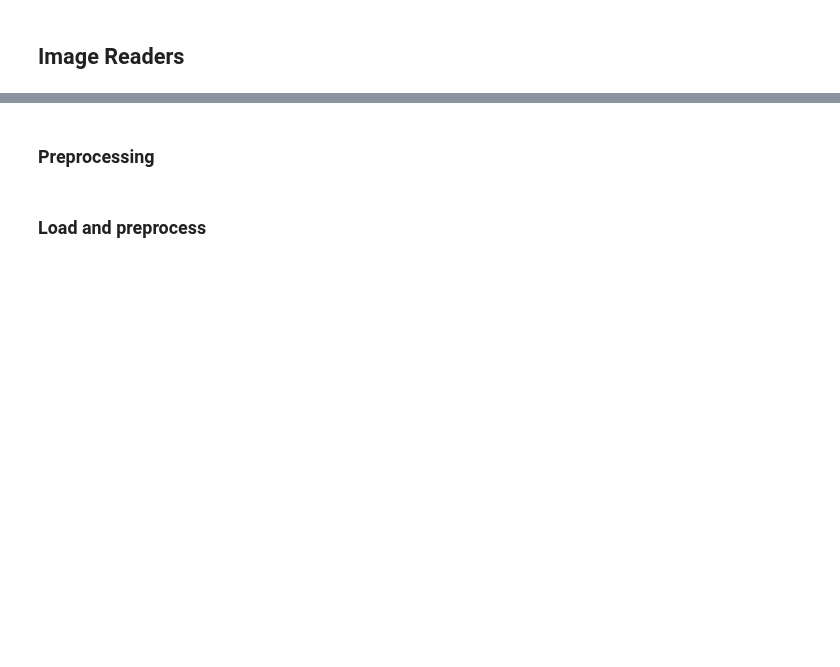
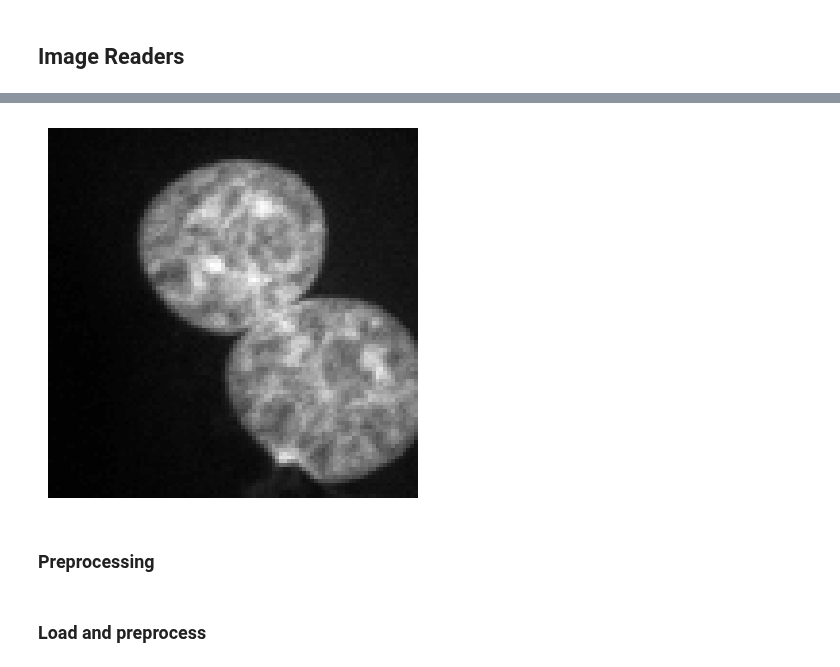
Before and after one commit to bmandracchia/bioMONAI, a Jupyter notebook: nbs/02_io.ipynb, the cells around one changed output, grey strips where cells are left out. Saved outputs shown, nothing was run; the diff lists cells and outputs as text; code cells hidden in the pictures; blank space fills up the shorter version.

```diff
--- a/nbs/02_io.ipynb
+++ b/nbs/02_io.ipynb
@@ -239,3 +141,9 @@ def h5_reader(path, # The path to the HDF5 file to be read
+# %%
+f = (file_path + 'clean/1')
+im , _ = hdf5_reader(f, ext='.hdf5')
+plot_image(im[0])
+# %% [output]
+[figure, added]
 # %%
 # f = h5_reader('data_examples/hdf5_data.h5','dataset1')
 # %% [markdown]
```
Also changed, not shown: parts of 24 cells of this notebook, 19 other files.
